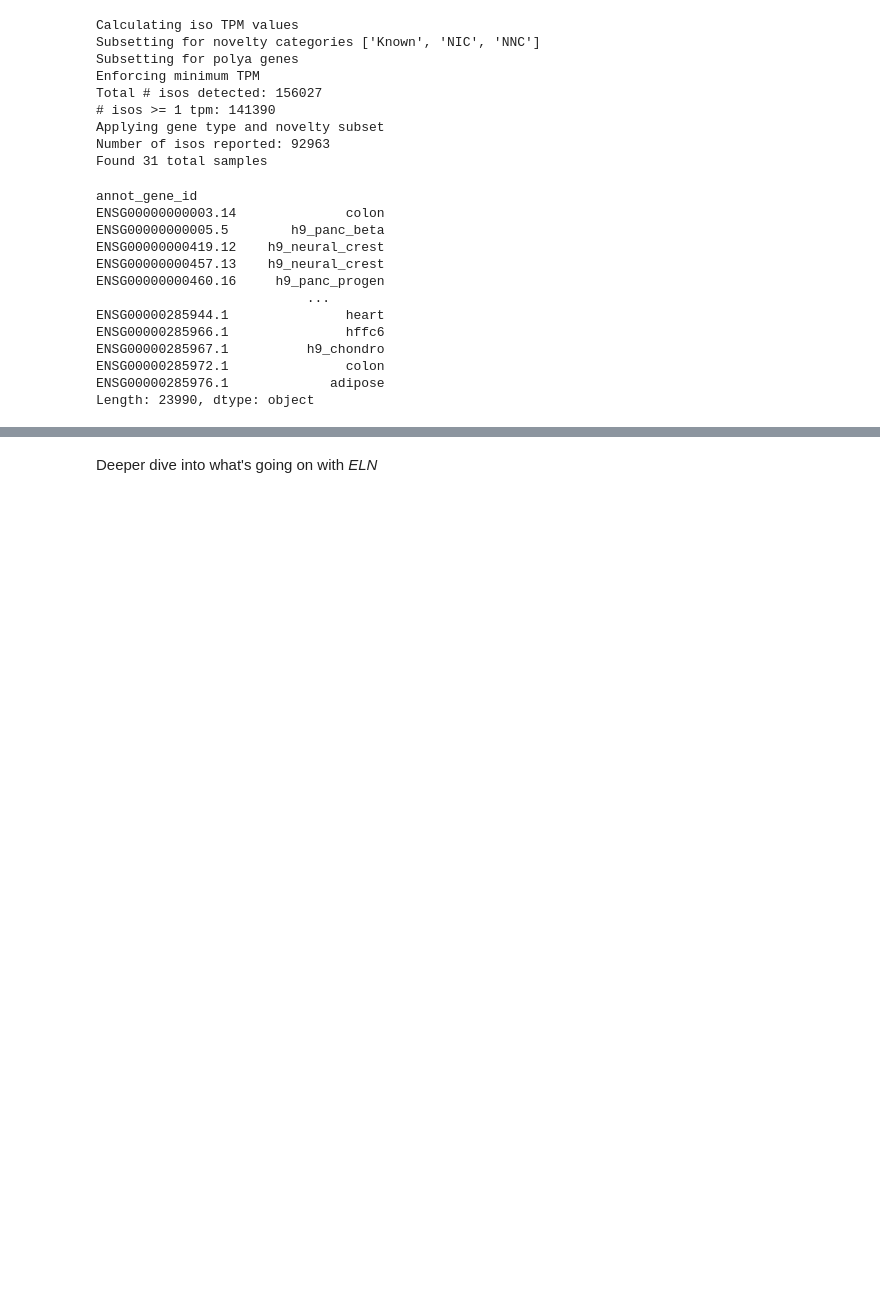
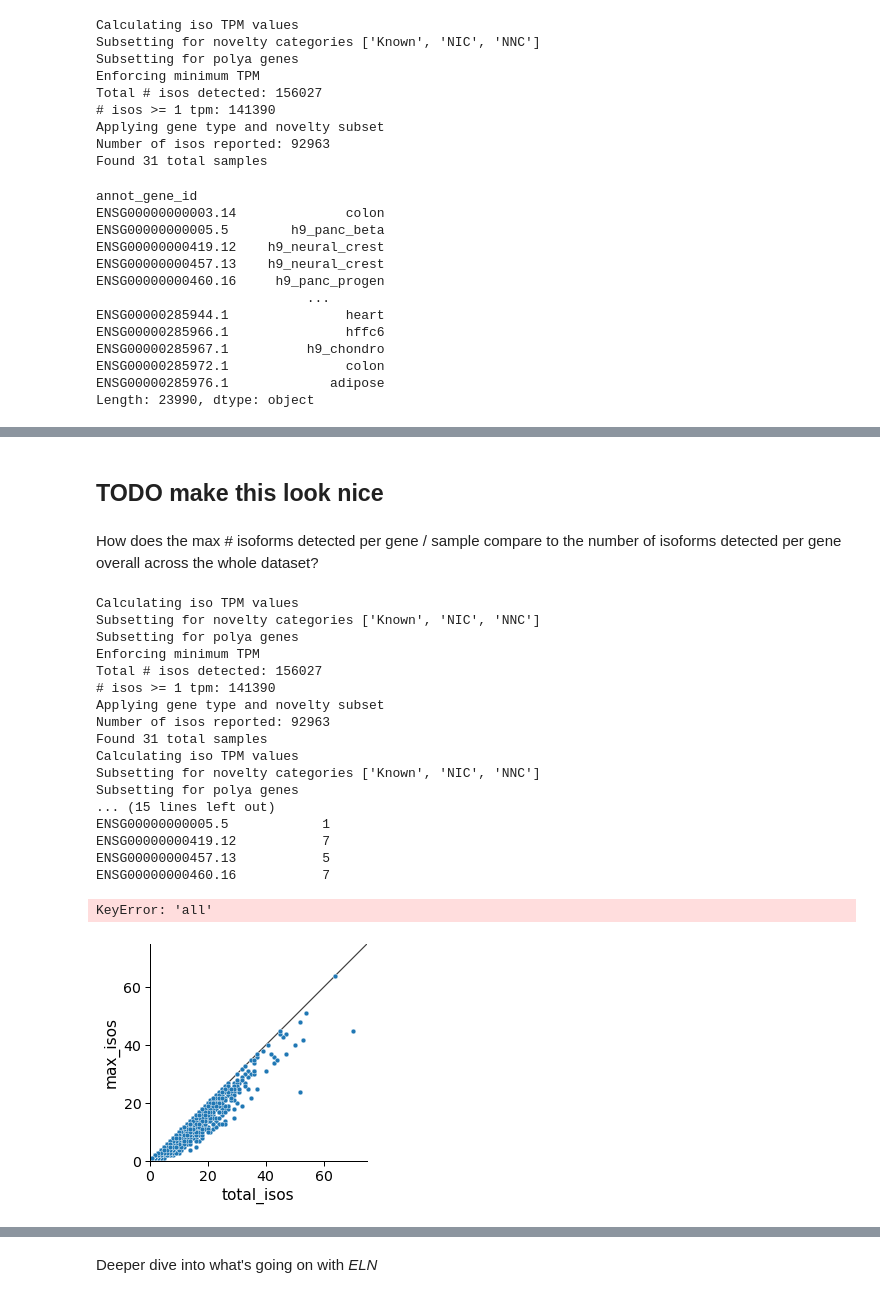
Before and after one commit to fairliereese/rnawg, a Jupyter notebook: lr_bulk/talon/iso_det.ipynb, the cells around one changed output, grey strips where cells are left out. Saved outputs shown, nothing was run; the diff lists cells and outputs as text; code cells hidden in the pictures; blank space fills up the shorter version.

Commit message:
updated with some more numbers / plots

```diff
--- a/lr_bulk/talon/iso_det.ipynb
+++ b/lr_bulk/talon/iso_det.ipynb
@@ -391,0 +393,4 @@ Max # isoforms / gene / sample: 134
+# %% [markdown]
+## TODO make this look nice
+# %% [markdown]
+How does the max # isoforms detected per gene / sample compare to the number of isoforms detected per gene overall across the whole dataset?
@@ -391,0 +411,30 @@ Max # isoforms / gene / sample: 134
+# %%
+df = pd.read_csv('human_talon_abundance_filtered.tsv', sep='\t')
+df = plot_max_vs_all_isos(df,
+                         min_tpm=1,
+                         gene_subset='polya',
+                         nov=['Known', 'NIC', 'NNC'],
+                         label_genes=['TPM1', 'MAPK10', 'FN1', 'SFTPA1'],
+                         xlim=75,
+                         ylim=75,
+                         opref='figures/human')
+# %% [output]
+Calculating iso TPM values
+Subsetting for novelty categories ['Known', 'NIC', 'NNC']
+Subsetting for polya genes
+Enforcing minimum TPM
+Total # isos detected: 156027
+# isos >= 1 tpm: 141390
+Applying gene type and novelty subset
+Number of isos reported: 92963
+Found 31 total samples
+Calculating iso TPM values
+Subsetting for novelty categories ['Known', 'NIC', 'NNC']
+Subsetting for polya genes
+... (15 lines left out)
+ENSG00000000005.5            1
+ENSG00000000419.12           7
+ENSG00000000457.13           5
+ENSG00000000460.16           7
+KeyError: 'all'
+[figure, added]
```
Also changed, not shown: parts of 63 cells of this notebook, 3 other files.
